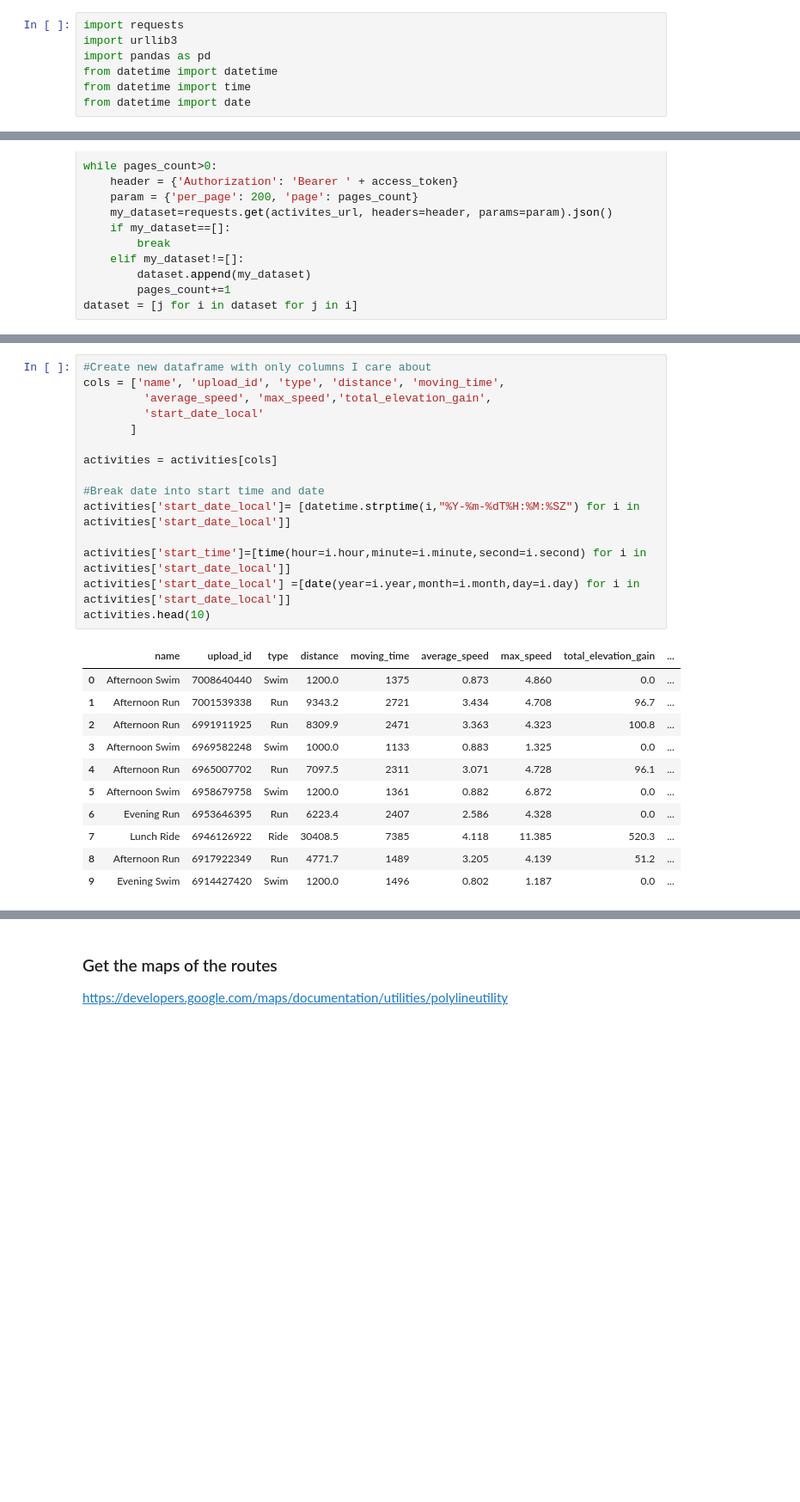
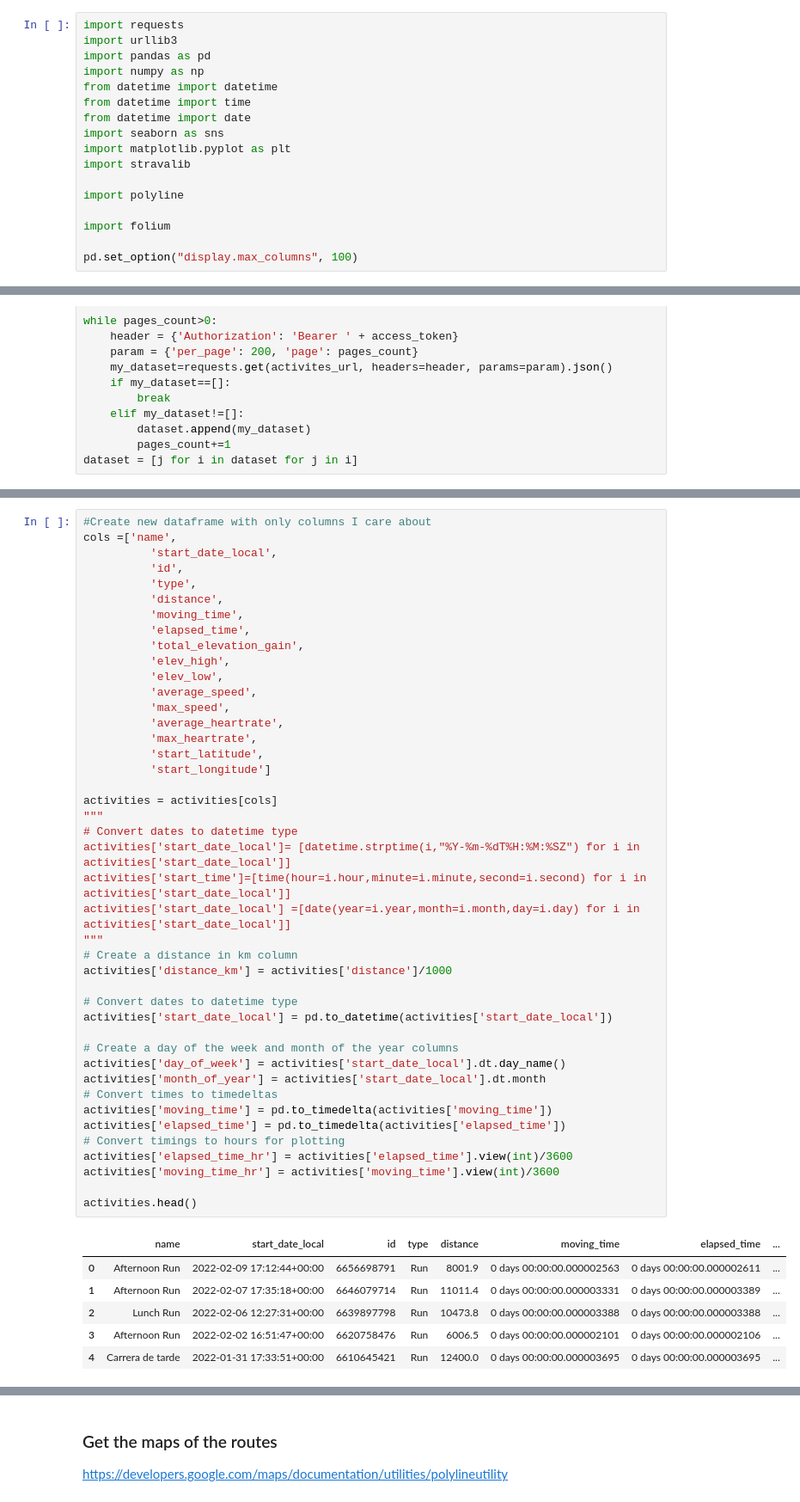
Before and after one commit to ivanrepi/random-datasets, a Jupyter notebook: strava_api.ipynb, the cells around one changed output, grey strips where cells are left out. Shown: that part at 86% size. Drawn from its saved outputs; the diff is of its cells as text; blank space fills up the shorter version.

Commit message:
activities summary ok

```diff
--- a/strava_api.ipynb
+++ b/strava_api.ipynb
@@ -2,9 +2,19 @@
 import requests
 import urllib3
 import pandas as pd
+import numpy as np
 from datetime import datetime
 from datetime import time
 from datetime import date
+import seaborn as sns
+import matplotlib.pyplot as plt
+import stravalib
+
+import polyline
+
+import folium
+
+pd.set_option("display.max_columns", 100)
 # %% [markdown]
 Interesting link: https://towardsdatascience.com/using-the-strava-api-and-pandas-to-explore-your-activity-data-d94901d9bfde
 Strava API forum: https://groups.google.com/g/strava-api
@@ -49,30 +77,53 @@ activities = pd.json_normalize(dataset)
 # %%
 #Create new dataframe with only columns I care about
-cols = ['name', 'upload_id', 'type', 'distance', 'moving_time',
-         'average_speed', 'max_speed','total_elevation_gain',
-         'start_date_local'
-       ]
+cols =['name',
+          'start_date_local',
+          'id',
+          'type',
+          'distance',
+          'moving_time',
+          'elapsed_time',
+          'total_elevation_gain',
+          'elev_high',
+          'elev_low',
+          'average_speed',
+          'max_speed',
+          'average_heartrate',
+          'max_heartrate',
+          'start_latitude',
+          'start_longitude']
 
 activities = activities[cols]
-
-#Break date into start time and date
+"""
+# Convert dates to datetime type
 activities['start_date_local']= [datetime.strptime(i,"%Y-%m-%dT%H:%M:%SZ") for i in activities['start_date_local']]
-
 activities['start_time']=[time(hour=i.hour,minute=i.minute,second=i.second) for i in activities['start_date_local']]
 activities['start_date_local'] =[date(year=i.year,month=i.month,day=i.day) for i in activities['start_date_local']]
-activities.head(10)
+"""
+# Create a distance in km column
+activities['distance_km'] = activities['distance']/1000
+
+# Convert dates to datetime type
+activities['start_date_local'] = pd.to_datetime(activities['start_date_local'])
+
+# Create a day of the week and month of the year columns
+activities['day_of_week'] = activities['start_date_local'].dt.day_name()
+activities['month_of_year'] = activities['start_date_local'].dt.month
+# Convert times to timedeltas
+activities['moving_time'] = pd.to_timedelta(activities['moving_time'])
+activities['elapsed_time'] = pd.to_timedelta(activities['elapsed_time'])
+# Convert timings to hours for plotting
+activities['elapsed_time_hr'] = activities['elapsed_time'].view(int)/3600
+activities['moving_time_hr'] = activities['moving_time'].view(int)/3600
+
+activities.head()
 # %% [output]
-|  | name | upload_id | type | distance | moving_time | average_speed | max_speed | total_elevation_gain | ... |
-| 0 | Afternoon Swim | 7008640440 | Swim | 1200.0 | 1375 | 0.873 | 4.860 | 0.0 | ... |
-| 1 | Afternoon Run | 7001539338 | Run | 9343.2 | 2721 | 3.434 | 4.708 | 96.7 | ... |
-| 2 | Afternoon Run | 6991911925 | Run | 8309.9 | 2471 | 3.363 | 4.323 | 100.8 | ... |
-| 3 | Afternoon Swim | 6969582248 | Swim | 1000.0 | 1133 | 0.883 | 1.325 | 0.0 | ... |
-| 4 | Afternoon Run | 6965007702 | Run | 7097.5 | 2311 | 3.071 | 4.728 | 96.1 | ... |
-| 5 | Afternoon Swim | 6958679758 | Swim | 1200.0 | 1361 | 0.882 | 6.872 | 0.0 | ... |
-| 6 | Evening Run | 6953646395 | Run | 6223.4 | 2407 | 2.586 | 4.328 | 0.0 | ... |
-| 7 | Lunch Ride | 6946126922 | Ride | 30408.5 | 7385 | 4.118 | 11.385 | 520.3 | ... |
-| 8 | Afternoon Run | 6917922349 | Run | 4771.7 | 1489 | 3.205 | 4.139 | 51.2 | ... |
-| 9 | Evening Swim | 6914427420 | Swim | 1200.0 | 1496 | 0.802 | 1.187 | 0.0 | ... |
+|  | name | start_date_local | id | type | distance | moving_time | elapsed_time | ... |
+| 0 | Afternoon Run | 2022-02-09 17:12:44+00:00 | 6656698791 | Run | 8001.9 | 0 days 00:00:00.000002563 | 0 days 00:00:00.000002611 | ... |
+| 1 | Afternoon Run | 2022-02-07 17:35:18+00:00 | 6646079714 | Run | 11011.4 | 0 days 00:00:00.000003331 | 0 days 00:00:00.000003389 | ... |
+| 2 | Lunch Run | 2022-02-06 12:27:31+00:00 | 6639897798 | Run | 10473.8 | 0 days 00:00:00.000003388 | 0 days 00:00:00.000003388 | ... |
+| 3 | Afternoon Run | 2022-02-02 16:51:47+00:00 | 6620758476 | Run | 6006.5 | 0 days 00:00:00.000002101 | 0 days 00:00:00.000002106 | ... |
+| 4 | Carrera de tarde | 2022-01-31 17:33:51+00:00 | 6610645421 | Run | 12400.0 | 0 days 00:00:00.000003695 | 0 days 00:00:00.000003695 | ... |
 # %%
 activities['type'].value_counts()
 # %% [output]
```
Also changed, not shown: parts of 10 cells of this notebook, 1 other file.
